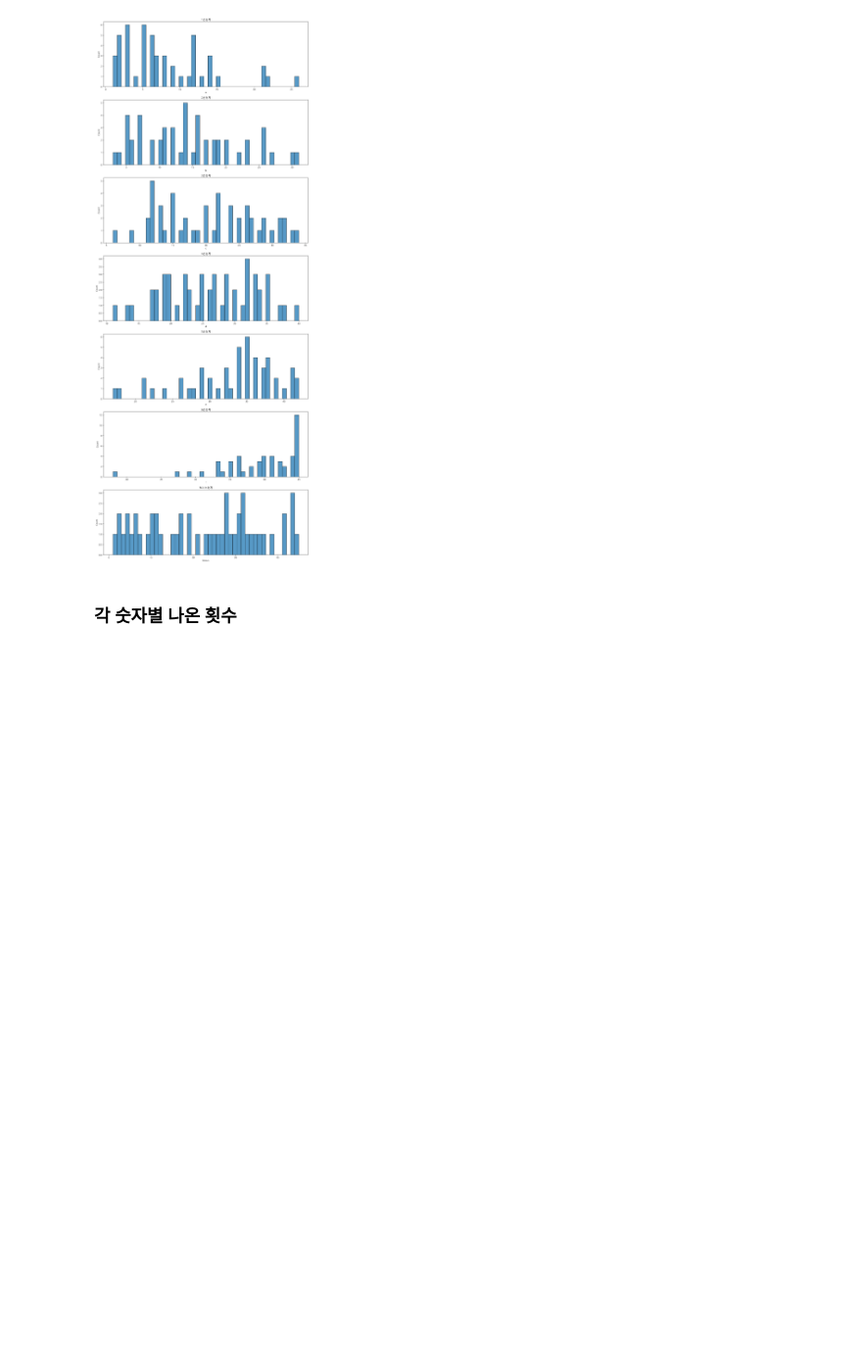
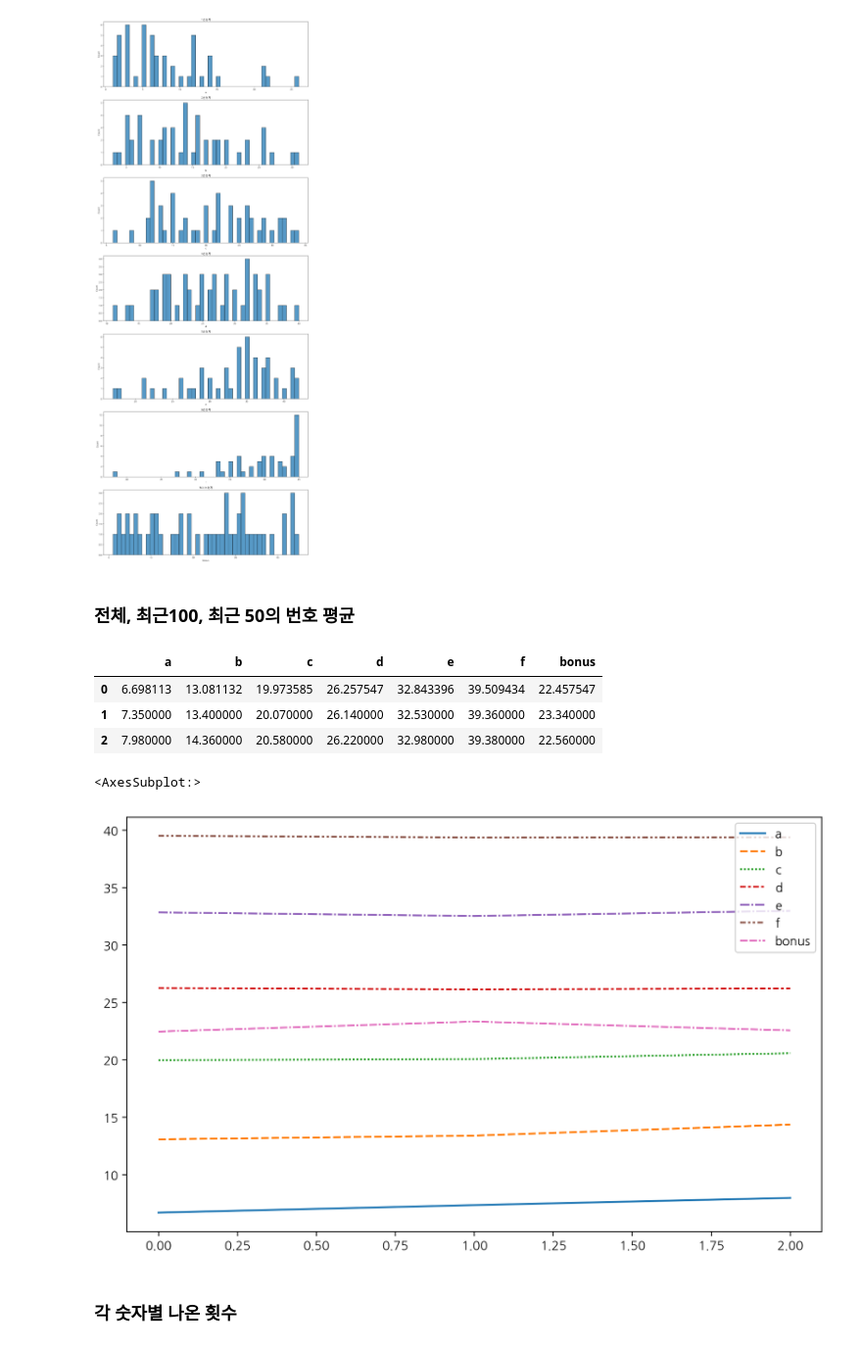
Before and after one commit to JiYoungGoGo/Data-project, a Jupyter notebook: Lotto_analysis/Lotto_시각화.ipynb, the cells around one changed output. Shown at 98% size. Saved outputs shown, nothing was run; the diff lists cells and outputs as text; code cells hidden in the pictures; blank space fills up the shorter version.

Commit message:
[lotto] 번호평균 시각화

```diff
--- a/Lotto_analysis/Lotto_시각화.ipynb
+++ b/Lotto_analysis/Lotto_시각화.ipynb
@@ -86,3 +86,6 @@ sns.histplot(data=lotto["bonus"], bins=45, ax=axes[6]).set_title("보너스숫
 [figure]
 # %% [markdown]
 #### 최근 100번
+# %%
+lotto_100 = lotto.head(100).describe().loc[["mean"]]
+lotto_100
@@ -99,3 +105,6 @@ sns.histplot(data=lotto["bonus"].head(100), bins=45, ax=axes[6]).set_title("보
 [figure]
 # %% [markdown]
 #### 최근 50번
+# %%
+lotto_50 = lotto.head(50).describe().loc[["mean"]]
+lotto_50
@@ -110,6 +122,25 @@ sns.histplot(data=lotto["f"].head(50), bins=45, ax=axes[5]).set_title("6번숫
 sns.histplot(data=lotto["bonus"].head(50), bins=45, ax=axes[6]).set_title("보너스숫자");
 # %% [output]
 [figure]
+# %% [markdown]
+### 전체, 최근100, 최근 50의 번호 평균
+# %%
+lotto_mean = lotto.describe().loc[["mean"]]
+lotto_mean = pd.concat([lotto_mean, lotto_100, lotto_50])
+lotto_mean = lotto_mean.reset_index()
+lotto_mean = lotto_mean[["a", "b", "c", "d", "e", "f", "bonus"]]
+lotto_mean
+# %% [output]
+|  | a | b | c | d | e | f | bonus |
+| 0 | 6.698113 | 13.081132 | 19.973585 | 26.257547 | 32.843396 | 39.509434 | 22.457547 |
+| 1 | 7.350000 | 13.400000 | 20.070000 | 26.140000 | 32.530000 | 39.360000 | 23.340000 |
+| 2 | 7.980000 | 14.360000 | 20.580000 | 26.220000 | 32.980000 | 39.380000 | 22.560000 |
+# %%
+plt.figure(figsize=(10,6))
+sns.lineplot(data=lotto_mean)
+# %% [output]
+<AxesSubplot:>
+[figure, added]
 # %% [markdown]
 ### 각 숫자별 나온 횟수
 # %%
```
Also changed, not shown: parts of 5 cells of this notebook.
